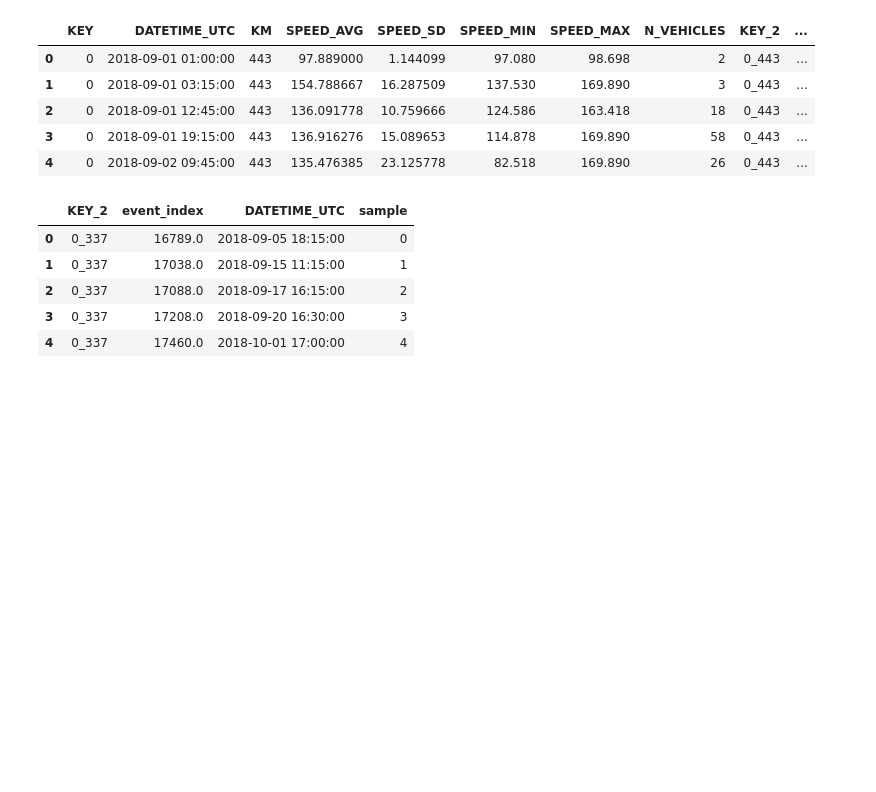
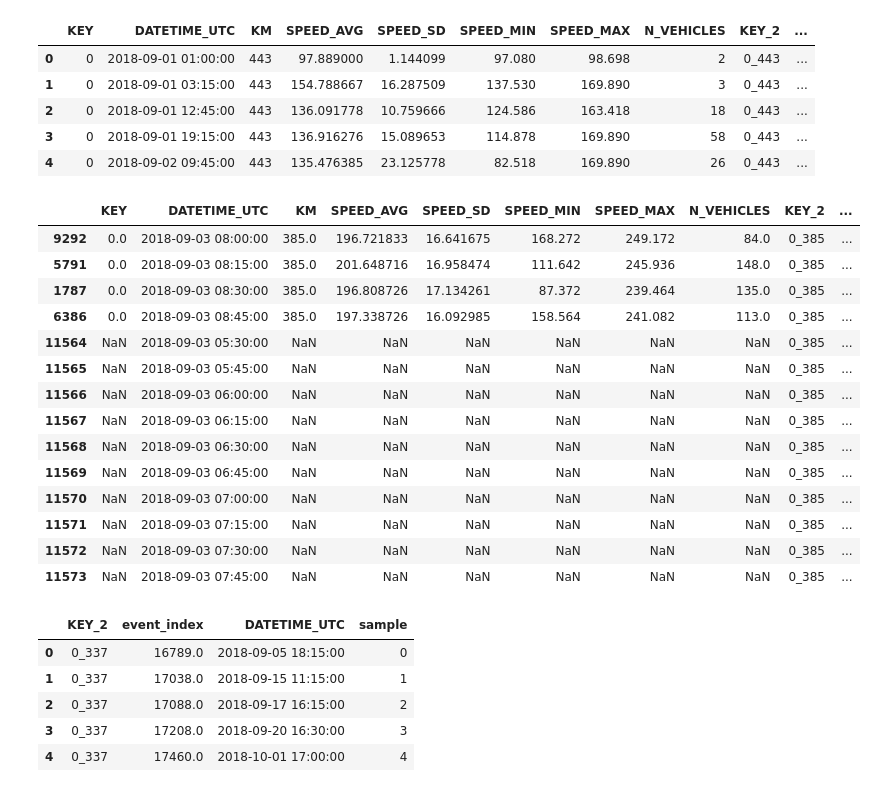
Before and after one commit to gianpy15/DMProject, a Jupyter notebook: notebooks/dataset parro.ipynb, the cells around one changed output. Drawn from its saved outputs; the diff is of its cells as text; code cells hidden in the pictures; blank space fills up the shorter version.

```diff
--- a/notebooks/dataset parro.ipynb
+++ b/notebooks/dataset parro.ipynb
@@ -28,0 +24,2 @@ caching base dataset train
+# %%
+joined = utility.merge_speed_events(data.speeds(), data.events())
@@ -68,8 +67,29 @@ def time_windows_event(dataset_df, steps_behind=10, steps_after=3, step=15*60):
     filter_df = pd.DataFrame({ col: np.repeat(start_events[col].values, start_events['window'].str.len())
         for col in start_events.columns.drop('window')
     }).assign(**{'DATETIME_UTC': np.concatenate(start_events['window'].values)})
+    #return filter_df
 
     # join to filter the desired rows
-    return dataset_df.merge(filter_df.drop_duplicates(), how='inner', on=['KEY_2','DATETIME_UTC']) \
+    return dataset_df.merge(filter_df.drop_duplicates(), how='right', on=['KEY_2','DATETIME_UTC']) \
             .sort_values(['KEY','KM','DATETIME_UTC'])
+# %%
+timewind = time_windows_event(joined)
+# %%
+timewind[timewind.sample_id == 11]
+# %% [output]
+|  | KEY | DATETIME_UTC | KM | SPEED_AVG | SPEED_SD | SPEED_MIN | SPEED_MAX | N_VEHICLES | KEY_2 | ... |
+| 9292 | 0.0 | 2018-09-03 08:00:00 | 385.0 | 196.721833 | 16.641675 | 168.272 | 249.172 | 84.0 | 0_385 | ... |
+| 5791 | 0.0 | 2018-09-03 08:15:00 | 385.0 | 201.648716 | 16.958474 | 111.642 | 245.936 | 148.0 | 0_385 | ... |
+| 1787 | 0.0 | 2018-09-03 08:30:00 | 385.0 | 196.808726 | 17.134261 | 87.372 | 239.464 | 135.0 | 0_385 | ... |
+| 6386 | 0.0 | 2018-09-03 08:45:00 | 385.0 | 197.338726 | 16.092985 | 158.564 | 241.082 | 113.0 | 0_385 | ... |
+| 11564 | NaN | 2018-09-03 05:30:00 | NaN | NaN | NaN | NaN | NaN | NaN | 0_385 | ... |
+| 11565 | NaN | 2018-09-03 05:45:00 | NaN | NaN | NaN | NaN | NaN | NaN | 0_385 | ... |
+| 11566 | NaN | 2018-09-03 06:00:00 | NaN | NaN | NaN | NaN | NaN | NaN | 0_385 | ... |
+| 11567 | NaN | 2018-09-03 06:15:00 | NaN | NaN | NaN | NaN | NaN | NaN | 0_385 | ... |
+| 11568 | NaN | 2018-09-03 06:30:00 | NaN | NaN | NaN | NaN | NaN | NaN | 0_385 | ... |
+| 11569 | NaN | 2018-09-03 06:45:00 | NaN | NaN | NaN | NaN | NaN | NaN | 0_385 | ... |
+| 11570 | NaN | 2018-09-03 07:00:00 | NaN | NaN | NaN | NaN | NaN | NaN | 0_385 | ... |
+| 11571 | NaN | 2018-09-03 07:15:00 | NaN | NaN | NaN | NaN | NaN | NaN | 0_385 | ... |
+| 11572 | NaN | 2018-09-03 07:30:00 | NaN | NaN | NaN | NaN | NaN | NaN | 0_385 | ... |
+| 11573 | NaN | 2018-09-03 07:45:00 | NaN | NaN | NaN | NaN | NaN | NaN | 0_385 | ... |
 # %%
```
Also changed, not shown: parts of 6 cells of this notebook, 2 other files.
